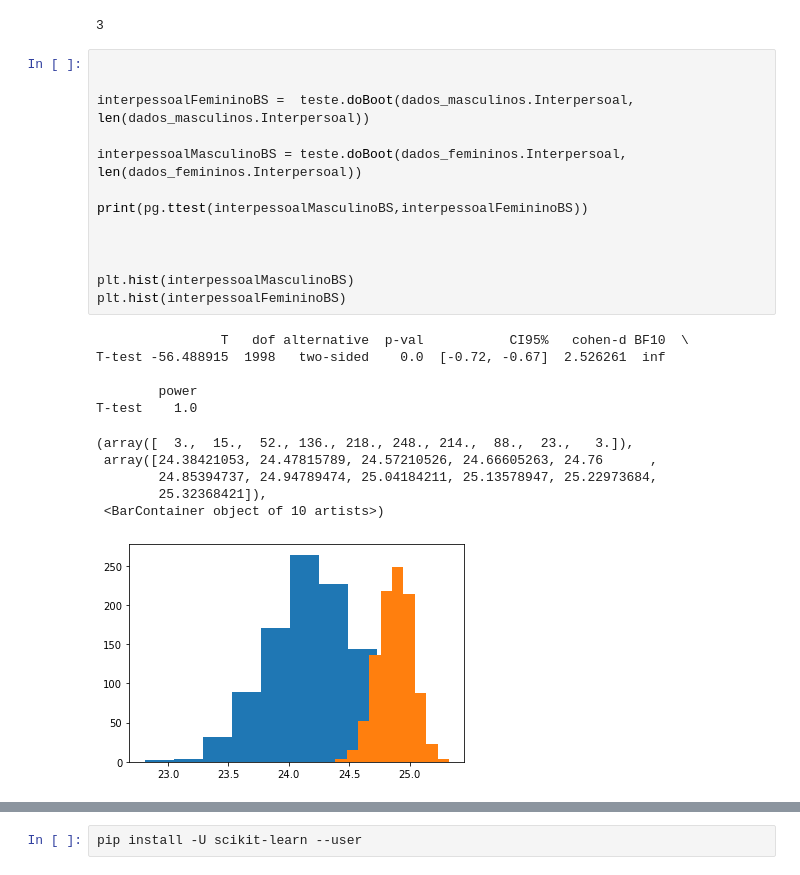
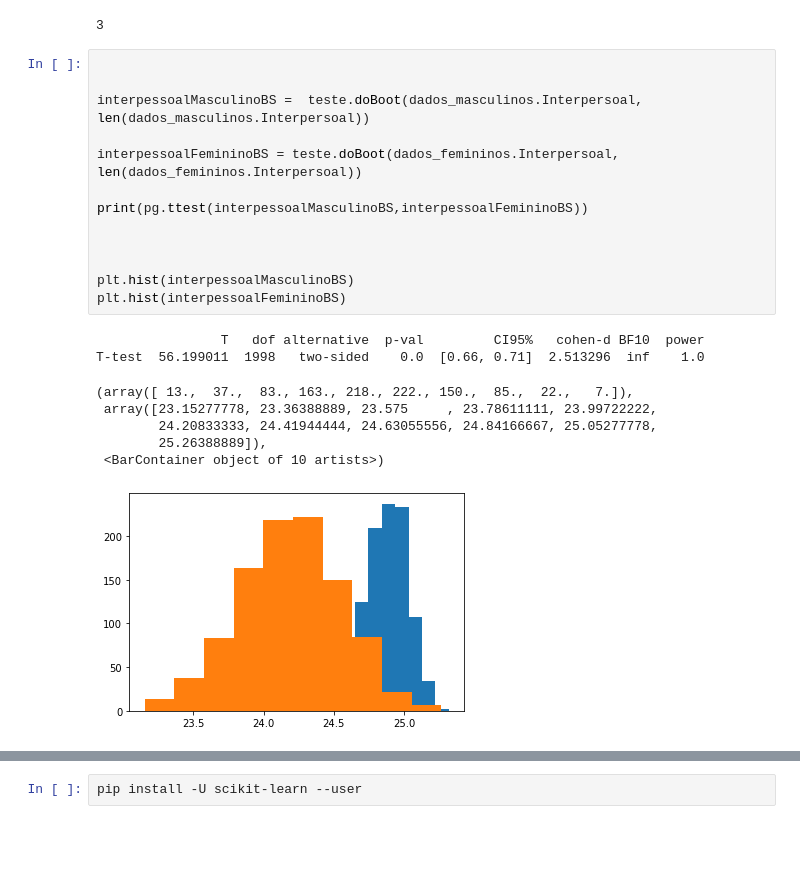
Before and after one commit to dan1lo/PesquisaDoutoradoPosDiferencas, a Jupyter notebook: pesquisa_sexo_completo.ipynb, the cells around one changed output, grey strips where cells are left out. Drawn from its saved outputs; the diff is of its cells as text; blank space fills up the shorter version.

```diff
--- a/pesquisa_sexo_completo.ipynb
+++ b/pesquisa_sexo_completo.ipynb
@@ -483,25 +483,22 @@ teste.soma()
 # %%
 
 
-interpessoalFemininoBS =  teste.doBoot(dados_masculinos.Interpersoal, len(dados_masculinos.Interpersoal))
+interpessoalMasculinoBS =  teste.doBoot(dados_masculinos.Interpersoal, len(dados_masculinos.Interpersoal))
 
-interpessoalMasculinoBS = teste.doBoot(dados_femininos.Interpersoal, len(dados_femininos.Interpersoal))
+interpessoalFemininoBS = teste.doBoot(dados_femininos.Interpersoal, len(dados_femininos.Interpersoal))
 
 print(pg.ttest(interpessoalMasculinoBS,interpessoalFemininoBS))
 
 
 
 plt.hist(interpessoalMasculinoBS)
 plt.hist(interpessoalFemininoBS)
 # %% [output]
-                T   dof alternative  p-val           CI95%   cohen-d BF10  \
-T-test -56.488915  1998   two-sided    0.0  [-0.72, -0.67]  2.526261  inf
-
-        power
-T-test    1.0
+                T   dof alternative  p-val         CI95%   cohen-d BF10  power
+T-test  56.199011  1998   two-sided    0.0  [0.66, 0.71]  2.513296  inf    1.0
-(array([  3.,  15.,  52., 136., 218., 248., 214.,  88.,  23.,   3.]),
- array([24.38421053, 24.47815789, 24.57210526, 24.66605263, 24.76      ,
-        24.85394737, 24.94789474, 25.04184211, 25.13578947, 25.22973684,
-        25.32368421]),
+(array([ 13.,  37.,  83., 163., 218., 222., 150.,  85.,  22.,   7.]),
+ array([23.15277778, 23.36388889, 23.575     , 23.78611111, 23.99722222,
+        24.20833333, 24.41944444, 24.63055556, 24.84166667, 25.05277778,
+        25.26388889]),
  <BarContainer object of 10 artists>)
-[figure, old version]
+[figure, new version]
```
Also changed, not shown: parts of 5 cells of this notebook.
